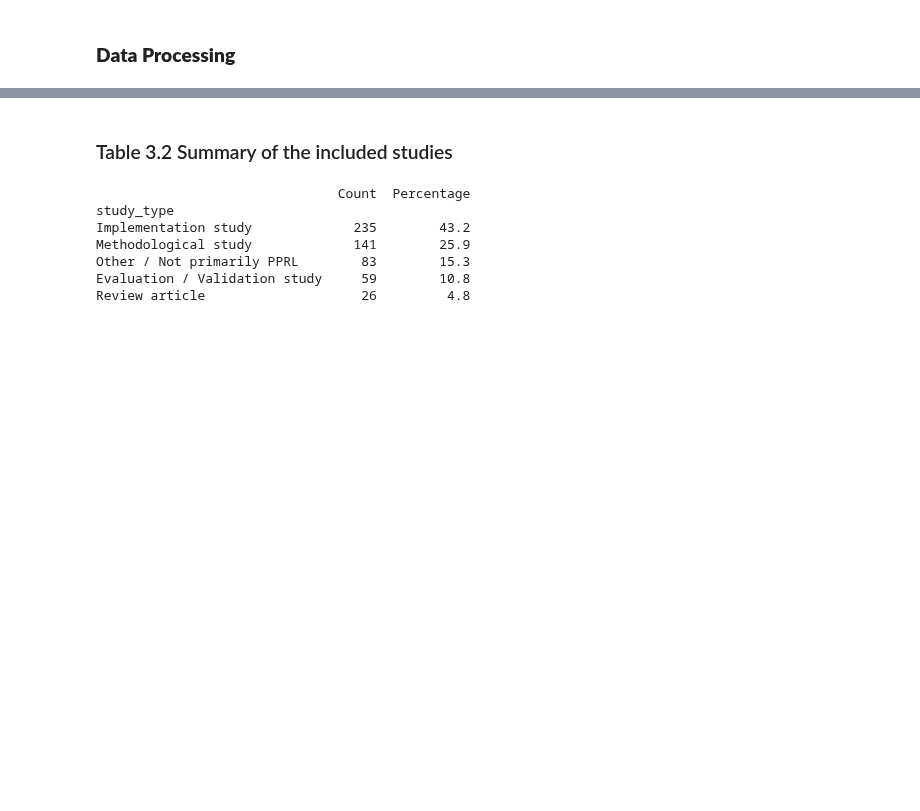
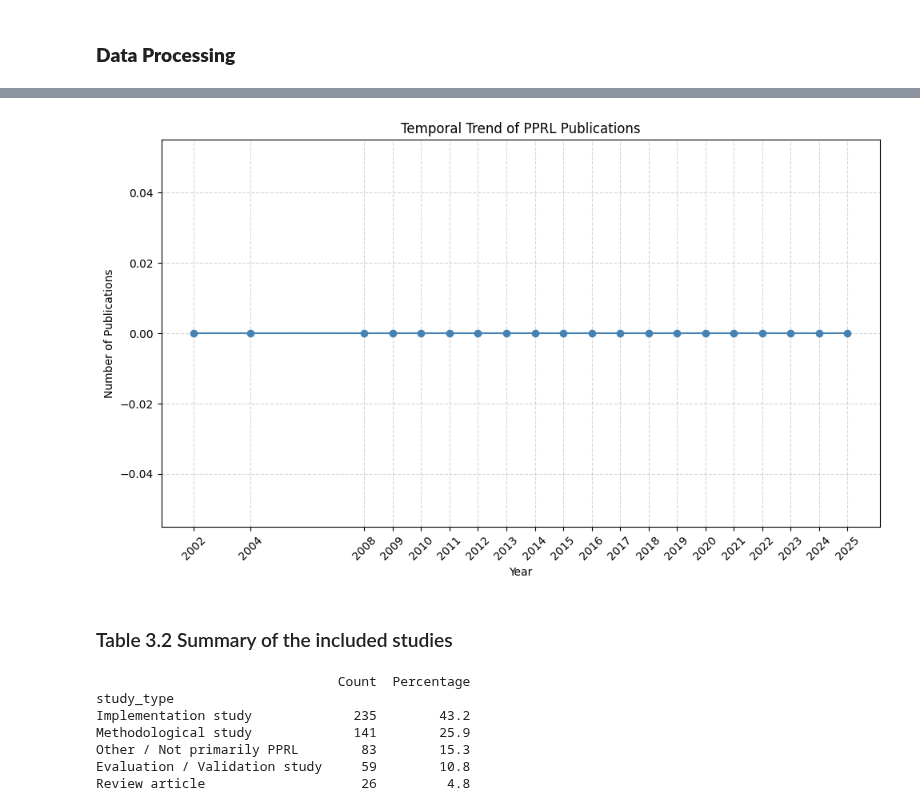
Before and after one commit to dmainagithub/dm-pprl-work, a Jupyter notebook: Scoping_Review_Work_Colab.ipynb, the cells around one changed output, grey strips where cells are left out. Saved outputs shown, nothing was run; the diff lists cells and outputs as text; code cells hidden in the pictures; blank space fills up the shorter version.

```diff
--- a/Scoping_Review_Work_Colab.ipynb
+++ b/Scoping_Review_Work_Colab.ipynb
@@ -85,48 +80,49 @@ Initial rows: 544
 # %% [markdown]
 ### **Data Processing**
 # %%
-# # Step 6a: Identify year column
-# year_col_candidates = ['year', 'publication_year', 'date', 'pub_year']
-# year_col = None
-# for c in year_col_candidates:
-#     if c in df_raw.columns:
-#         year_col = c
-#         break
-# if year_col is None:
-#     raise ValueError("Couldn't find a year column. Rename it to 'year' or 'publication_year' etc.")
+# Step 6a: Identify year column
+year_col_candidates = ['year', 'publication_year', 'date', 'pub_year']
+year_col = None
+for c in year_col_candidates:
+    if c in df_raw.columns:
+        year_col = c
+        break
+if year_col is None:
+    raise ValueError("Couldn't find a year column. Rename it to 'year' or 'publication_year' etc.")
 
-# # Ensure year is numeric
-# df_raw[year_col] = pd.to_numeric(df_raw[year_col], errors='coerce')
+# Ensure year is numeric
+df_raw[year_col] = pd.to_numeric(df_raw[year_col], errors='coerce')
 
-# # Remove rows without year for plotting
-# df_year = df_raw[df_raw[year_col].notna()].copy()
+# Remove rows without year for plotting
+df_year = df_raw[df_raw[year_col].notna()].copy()
 
-# # If there are multiple places per row, explode them like we did earlier
-# df_year = df_year.assign(
-#     **{place_col: df_year[place_col].str.split(";")}
-# ).explode(place_col)
-# df_year[place_col] = df_year[place_col].str.strip()
-# df_year = df_year[df_year[place_col] != ""]
+# If there are multiple places per row, explode them like we did earlier
+df_year = df_year.assign(
+    **{place_col: df_year[place_col].str.split(";")}
+).explode(place_col)
+df_year[place_col] = df_year[place_col].str.strip()
+df_year = df_year[df_year[place_col] != ""]
 
-# # Replace zero counts with 1
-# df_year[count_col] = df_year[count_col].replace(0, 1)
+# Replace zero counts with 1
+df_year[count_col] = df_year[count_col].replace(0, 1)
 
-# # Step 6b: Aggregate counts per year
-# df_year_grouped = df_year.groupby(year_col, as_index=False)[count_col].sum()
-# df_year_grouped = df_year_grouped.sort_values(year_col)
+# Step 6b: Aggregate counts per year
+df_year_grouped = df_year.groupby(year_col, as_index=False)[count_col].sum()
+df_year_grouped = df_year_grouped.sort_values(year_col)
 
-# print("Publications per year:\n", df_year_grouped)
+print("Publications per year:\n", df_year_grouped)
 
-# # Step 6c: Plot temporal trend
-# import matplotlib.pyplot as plt
+# Step 6c: Plot temporal trend
+import matplotlib.pyplot as plt
 
-# plt.figure(figsize=(10,6))
-# plt.plot(df_year_grouped[year_col], df_year_grouped[count_col], marker='o', color='steelblue')
-# plt.xlabel("Year")
-# plt.ylabel("Number of Publications")
-# plt.title("Temporal Trend of PPRL Publications")
-# plt.grid(True, linestyle='--', alpha=0.5)
-# plt.xticks(df_year_grouped[year_col].astype(int), rotation=45)
-# plt.tight_layout()
-# plt.savefig("temporal_trend_one.png", dpi=300, bbox_inches="tight")
-# plt.show()
+plt.figure(figsize=(10,6))
+plt.plot(df_year_grouped[year_col], df_year_grouped[count_col], marker='o', color='steelblue')
+plt.xlabel("Year")
+plt.ylabel("Number of Publications")
+plt.title("Temporal Trend of PPRL Publications")
+plt.grid(True, linestyle='--', alpha=0.5)
+plt.xticks(df_year_grouped[year_col].astype(int), rotation=45)
+plt.tight_layout()
+plt.savefig("temporal_trend_one.png", dpi=300, bbox_inches="tight")
+plt.show()
+# %% [output]
@@ -133,3 +146,4 @@ Initial rows: 544
+[figure, added]
 # %%
 # Remove trailing semicolons and split into lists
 df_raw['countries_list'] = df_raw['state_country'].str.rstrip(';').str.split(';')
```
Also changed, not shown: parts of 25 cells of this notebook.
